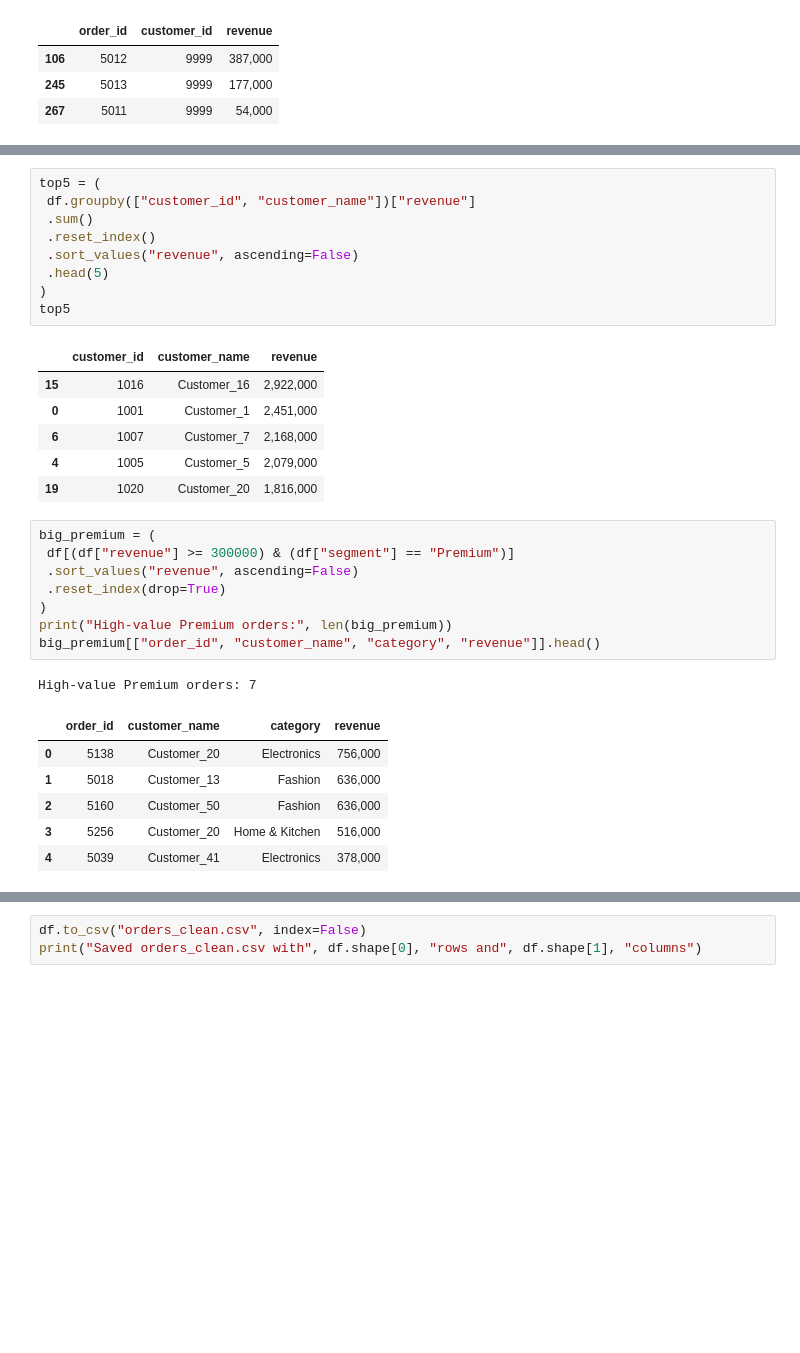
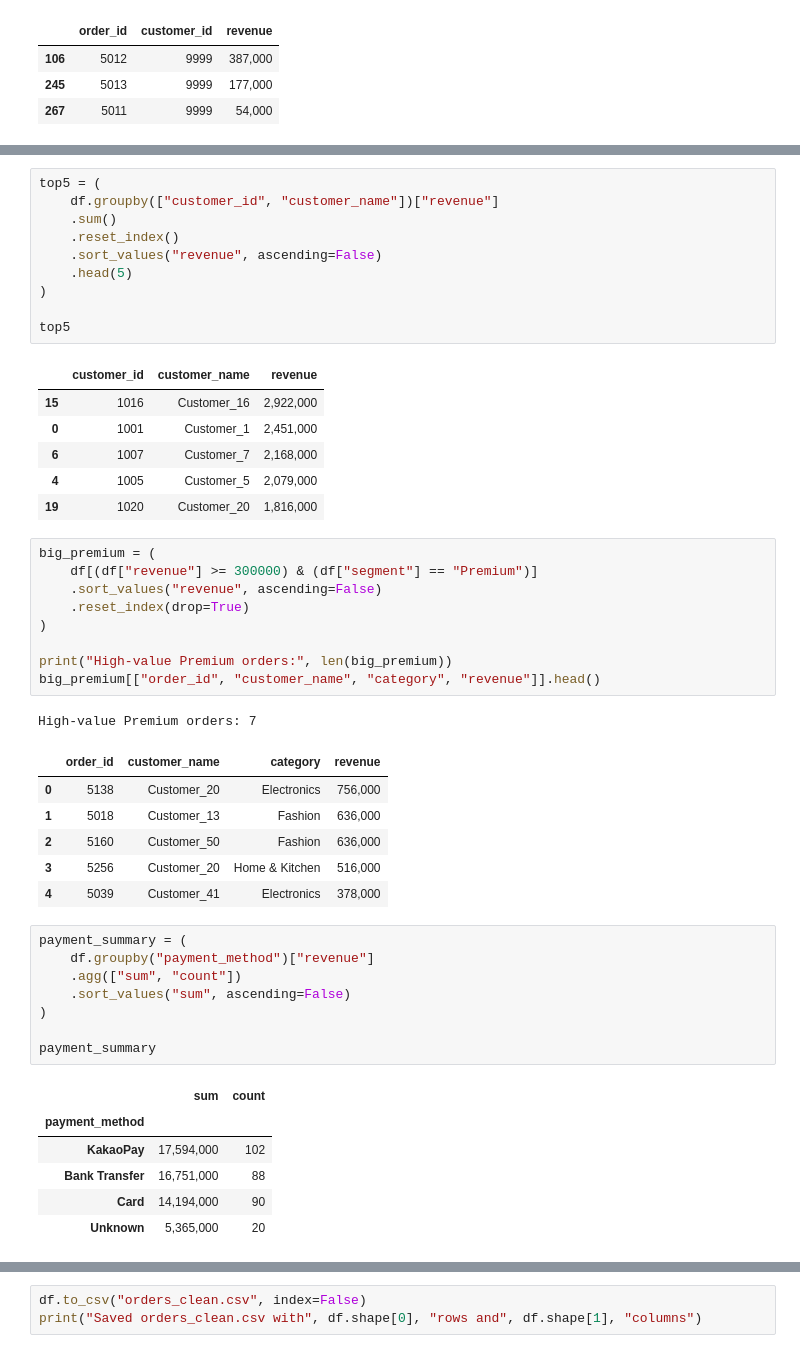
Before and after one commit to sumanadahal987-glitch/data-science-labs-2026, a Jupyter notebook: seoulcart.ipynb, the cells around one changed output, grey strips where cells are left out. Drawn from its saved outputs; the diff is of its cells as text; blank space fills up the shorter version.

```diff
--- a/seoulcart.ipynb
+++ b/seoulcart.ipynb
@@ -242,12 +294,13 @@ Unknown      618,000
 Name: revenue, dtype: float64
 # %%
 top5 = (
- df.groupby(["customer_id", "customer_name"])["revenue"]
- .sum()
- .reset_index()
- .sort_values("revenue", ascending=False)
- .head(5)
+    df.groupby(["customer_id", "customer_name"])["revenue"]
+    .sum()
+    .reset_index()
+    .sort_values("revenue", ascending=False)
+    .head(5)
 )
+
 top5
 # %% [output]
 |  | customer_id | customer_name | revenue |
@@ -258,10 +311,11 @@ top5
 | 19 | 1020 | Customer_20 | 1,816,000 |
 # %%
 big_premium = (
- df[(df["revenue"] >= 300000) & (df["segment"] == "Premium")]
- .sort_values("revenue", ascending=False)
- .reset_index(drop=True)
+    df[(df["revenue"] >= 300000) & (df["segment"] == "Premium")]
+    .sort_values("revenue", ascending=False)
+    .reset_index(drop=True)
 )
+
 print("High-value Premium orders:", len(big_premium))
 big_premium[["order_id", "customer_name", "category", "revenue"]].head()
 # %% [output]
@@ -272,3 +326,18 @@ High-value Premium orders: 7
 | 2 | 5160 | Customer_50 | Fashion | 636,000 |
 | 3 | 5256 | Customer_20 | Home & Kitchen | 516,000 |
 | 4 | 5039 | Customer_41 | Electronics | 378,000 |
+# %%
+payment_summary = (
+    df.groupby("payment_method")["revenue"]
+    .agg(["sum", "count"])
+    .sort_values("sum", ascending=False)
+)
+
+payment_summary
+# %% [output]
+|  | sum | count |
+| payment_method |  |  |
+| KakaoPay | 17,594,000 | 102 |
+| Bank Transfer | 16,751,000 | 88 |
+| Card | 14,194,000 | 90 |
+| Unknown | 5,365,000 | 20 |
```
Also changed, not shown: parts of 23 cells of this notebook.
